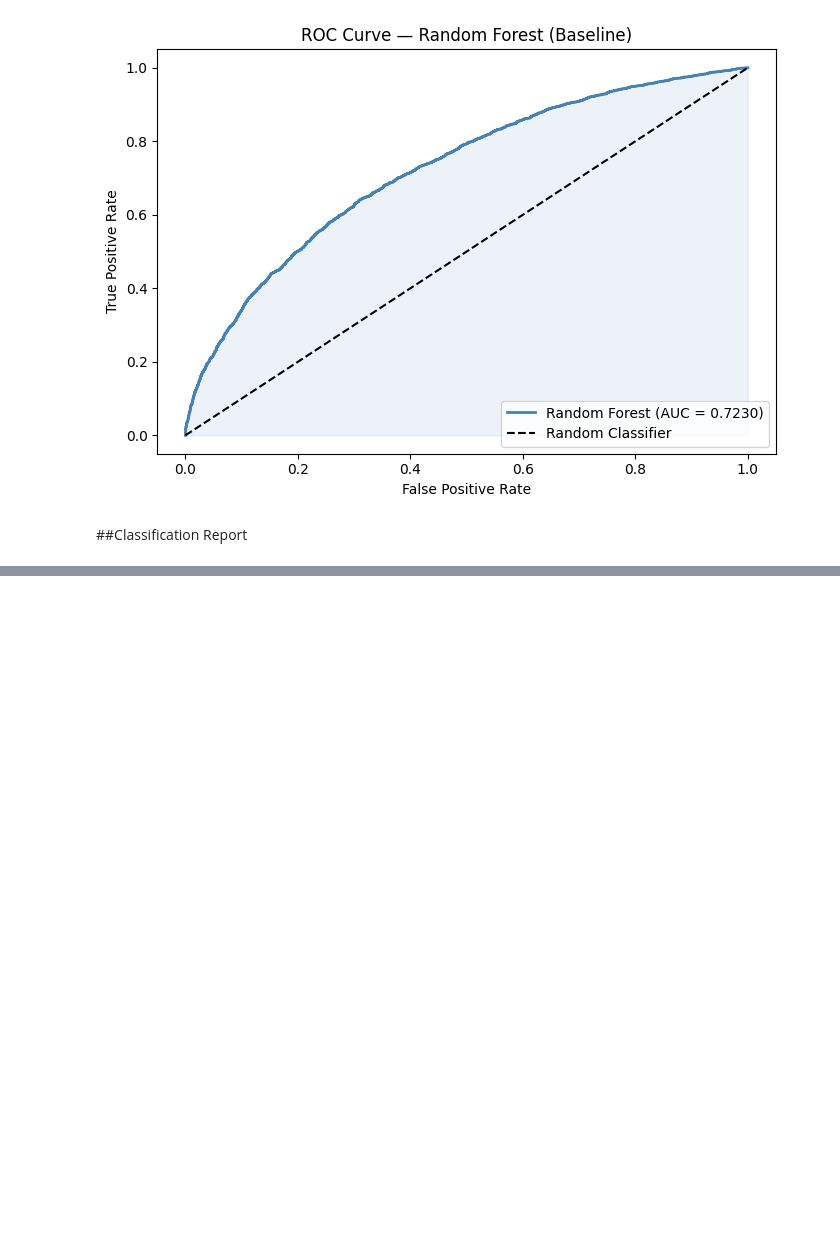
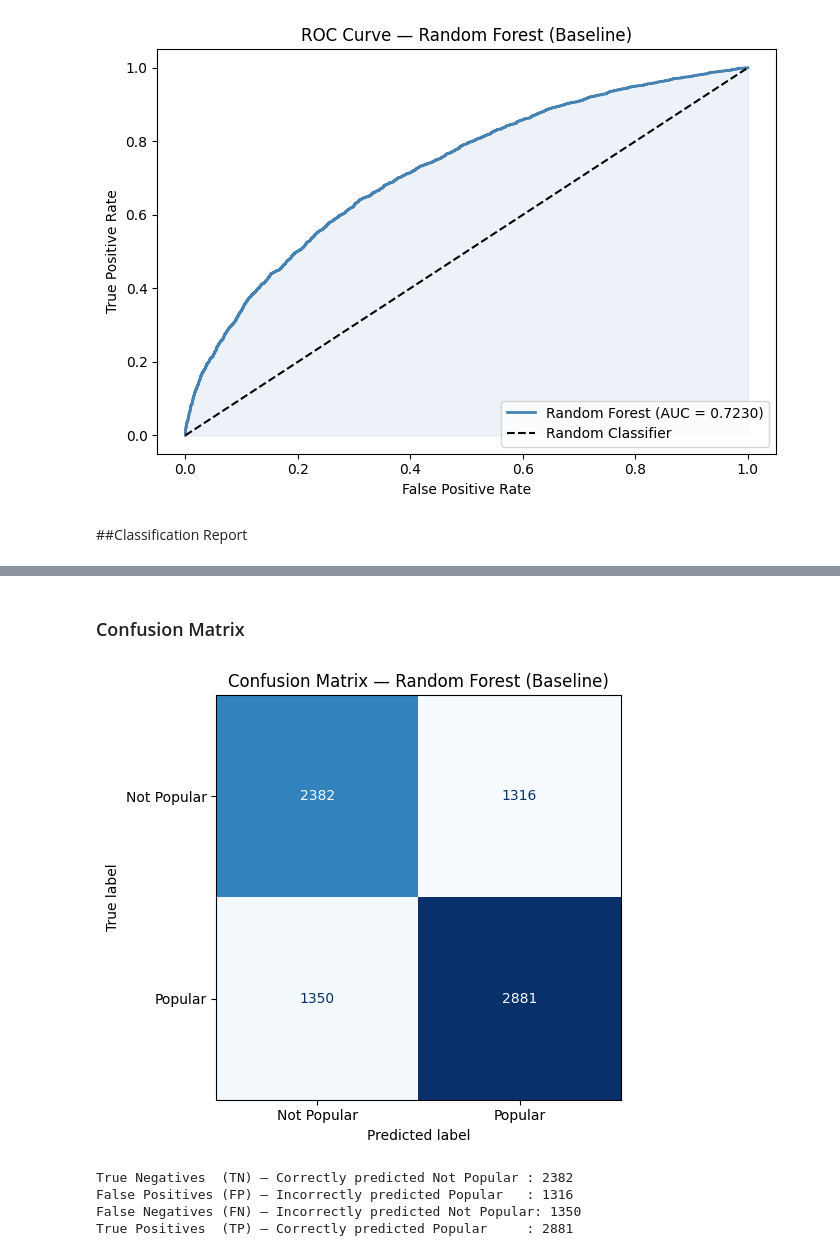
Before and after one commit to SLIIT-MSC-AI/ML_Group_Assignment, a Jupyter notebook: notebooks/RandomForest_Implementation.ipynb, the cells around one changed output, grey strips where cells are left out. Cells and saved outputs as stored; diff of their text form; code cells hidden in the pictures; blank space fills up the shorter version.

Commit message:
feat: add confusion matrix , n_estimators

```diff
--- a/notebooks/RandomForest_Implementation.ipynb
+++ b/notebooks/RandomForest_Implementation.ipynb
@@ -164,0 +182,28 @@ plt.show()
+# %% [markdown]
+### Confusion Matrix
+# %%
+# Confusion Matrix — shows True Positives, True Negatives, False Positives, False Negatives
+cm   = confusion_matrix(y_test, y_pred)
+disp = ConfusionMatrixDisplay(
+    confusion_matrix=cm,
+    display_labels=["Not Popular", "Popular"]
+)
+
+fig, ax = plt.subplots(figsize=(6, 5))
+disp.plot(ax=ax, cmap="Blues", colorbar=False)
+plt.title("Confusion Matrix — Random Forest (Baseline)")
+plt.tight_layout()
+plt.show()
+
+# Print individual values for clarity
+tn, fp, fn, tp = cm.ravel()
+print(f"True Negatives  (TN) — Correctly predicted Not Popular : {tn}")
+print(f"False Positives (FP) — Incorrectly predicted Popular   : {fp}")
+print(f"False Negatives (FN) — Incorrectly predicted Not Popular: {fn}")
+print(f"True Positives  (TP) — Correctly predicted Popular     : {tp}")
+# %% [output]
+[figure, added]
+True Negatives  (TN) — Correctly predicted Not Popular : 2382
+False Positives (FP) — Incorrectly predicted Popular   : 1316
+False Negatives (FN) — Incorrectly predicted Not Popular: 1350
+True Positives  (TP) — Correctly predicted Popular     : 2881
```
Also changed, not shown: parts of 3 cells of this notebook.
